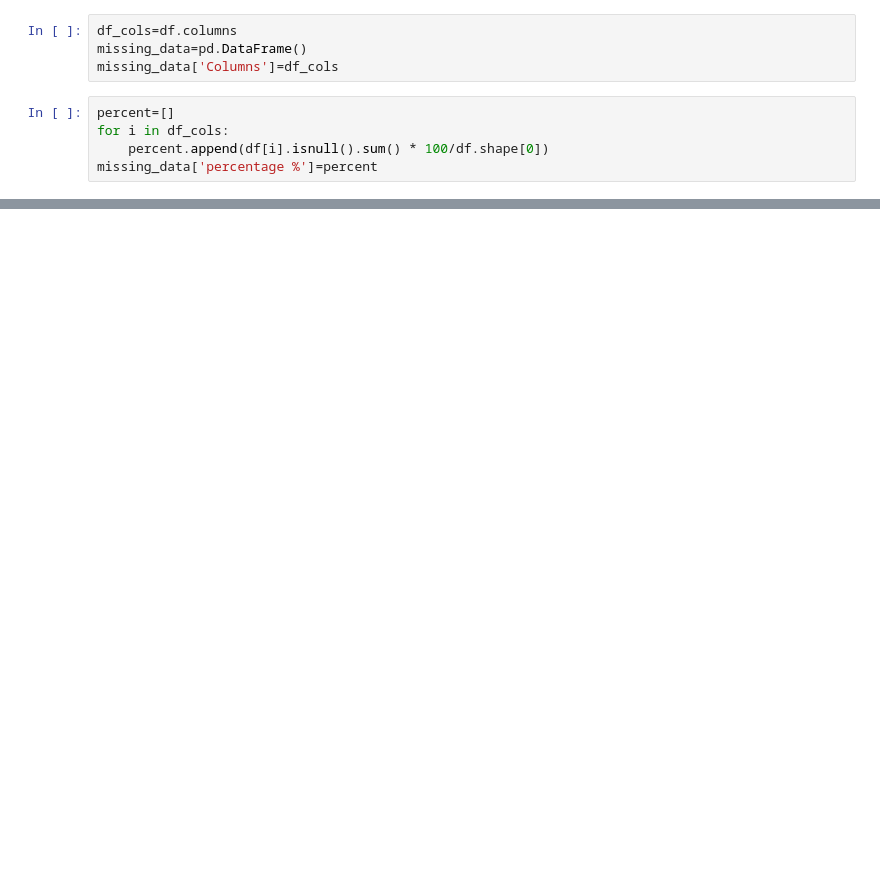
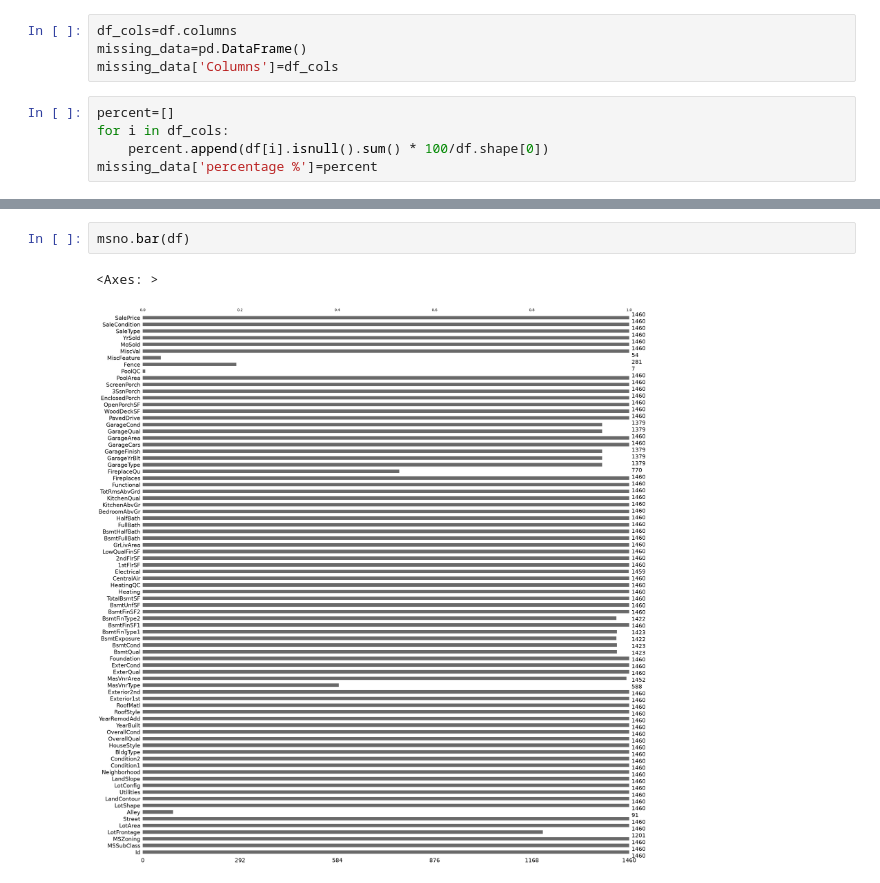
Before and after one commit to abdulsak2004-cmd/house-price-end-to-end, a Jupyter notebook: notebooks/02_data_cleaning.ipynb, the cells around one changed output, grey strips where cells are left out. Cells and saved outputs as stored; diff of their text form; blank space fills up the shorter version.

```diff
--- a/notebooks/02_data_cleaning.ipynb
+++ b/notebooks/02_data_cleaning.ipynb
@@ -58,0 +68,5 @@ missing_data.sample(10)
+# %%
+msno.bar(df)
+# %% [output]
+<Axes: >
+[figure, added]
```
Also changed, not shown: parts of 10 cells of this notebook, 1 other file.
